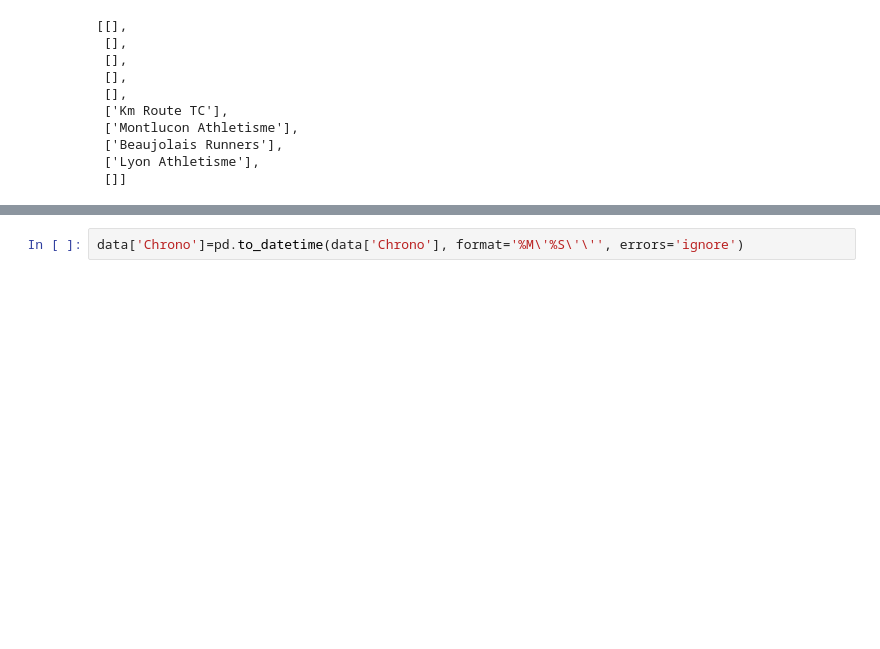
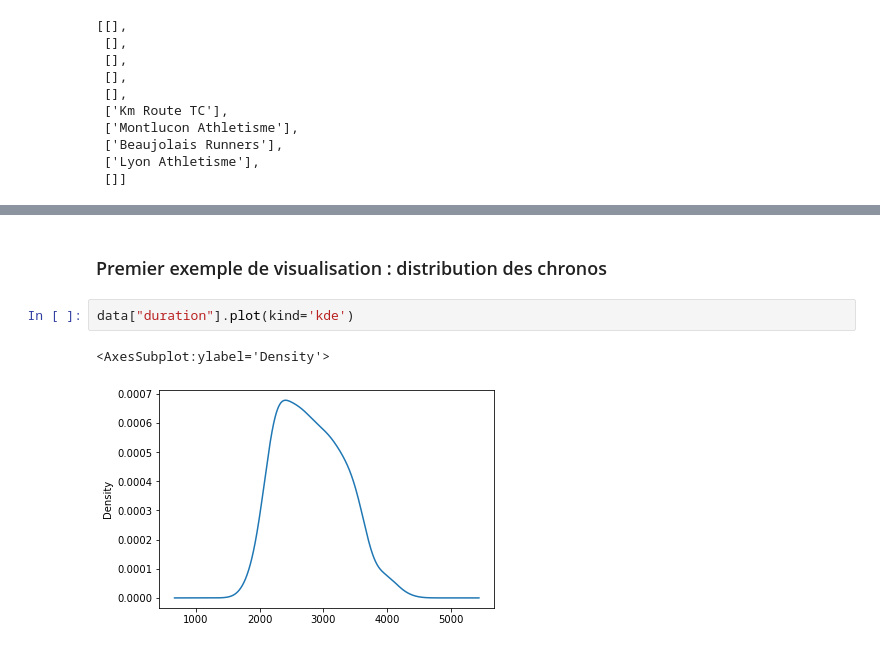
Before and after one commit to Kirscher/ResultAthle, a Jupyter notebook: scraping.ipynb, the cells around one changed output, grey strips where cells are left out. Saved outputs shown, nothing was run; the diff lists cells and outputs as text; blank space fills up the shorter version.

```diff
--- a/scraping.ipynb
+++ b/scraping.ipynb
@@ -350,2 +326,7 @@ Timestamp('1900-01-01 00:30:58')
-# %%
-data['Chrono']=pd.to_datetime(data['Chrono'], format='%M\'%S\'\'', errors='ignore')
+# %% [markdown]
+### Premier exemple de visualisation : distribution des chronos
+# %%
+data["duration"].plot(kind='kde')
+# %% [output]
+<AxesSubplot:ylabel='Density'>
+[figure, added]
```
Also changed, not shown: parts of 12 cells of this notebook.
